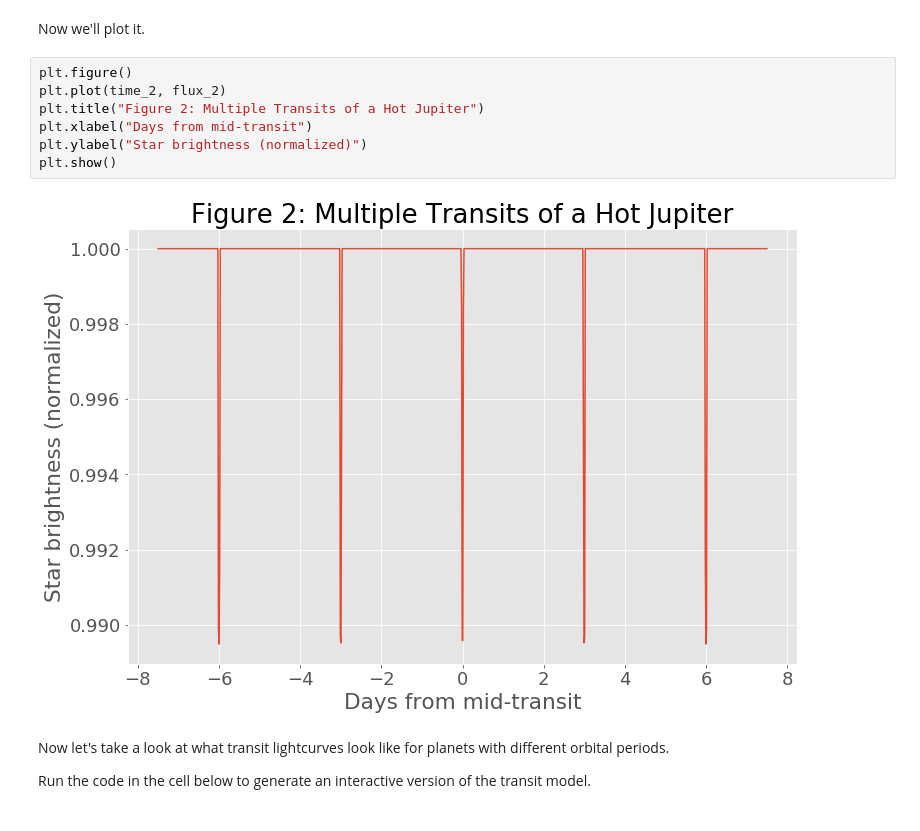
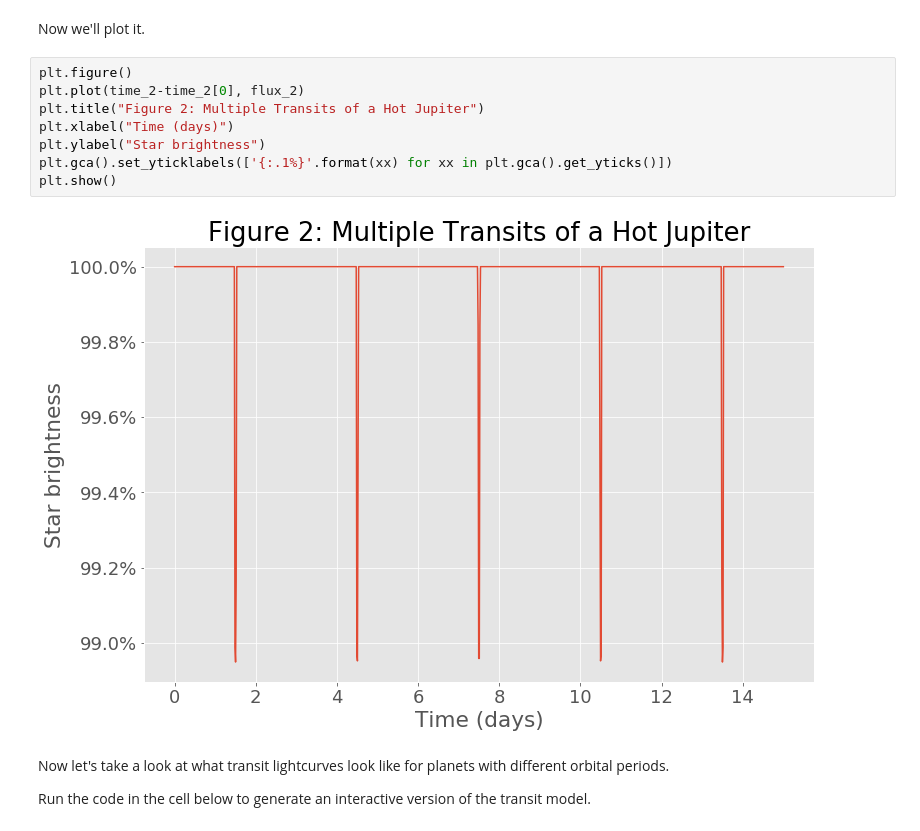
Before and after one commit to EDENSurvey/TeenAstroCafeActivity, a Jupyter notebook: activity.ipynb, the cells around one changed output. Cells and saved outputs as stored; diff of their text form.

```diff
--- a/activity.ipynb
+++ b/activity.ipynb
@@ -170,13 +207,14 @@ flux_2 = model_2.light_curve(params)
 Now we'll plot it.
 # %%
 plt.figure()
-plt.plot(time_2, flux_2)
+plt.plot(time_2-time_2[0], flux_2)
 plt.title("Figure 2: Multiple Transits of a Hot Jupiter")
-plt.xlabel("Days from mid-transit")
-plt.ylabel("Star brightness (normalized)")
+plt.xlabel("Time (days)")
+plt.ylabel("Star brightness")
+plt.gca().set_yticklabels(['{:.1%}'.format(xx) for xx in plt.gca().get_yticks()])
 plt.show()
 # %% [output]
-[figure, old version]
+[figure, new version]
 # %% [markdown]
 Now let's take a look at what transit lightcurves look like for planets with different orbital periods.
 
```
Also changed, not shown: parts of 16 cells of this notebook.
